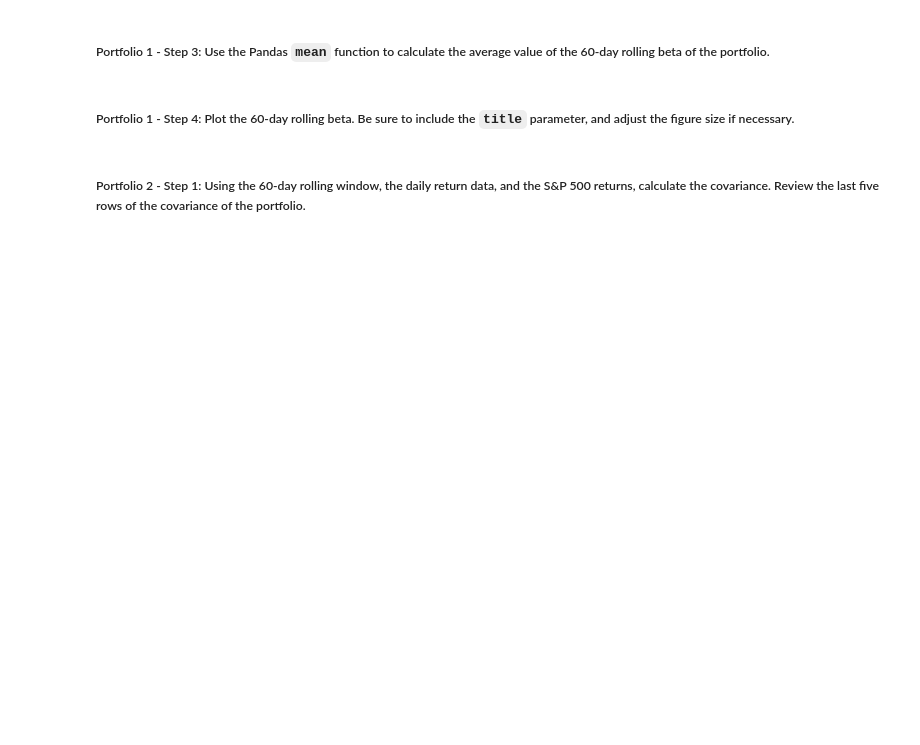
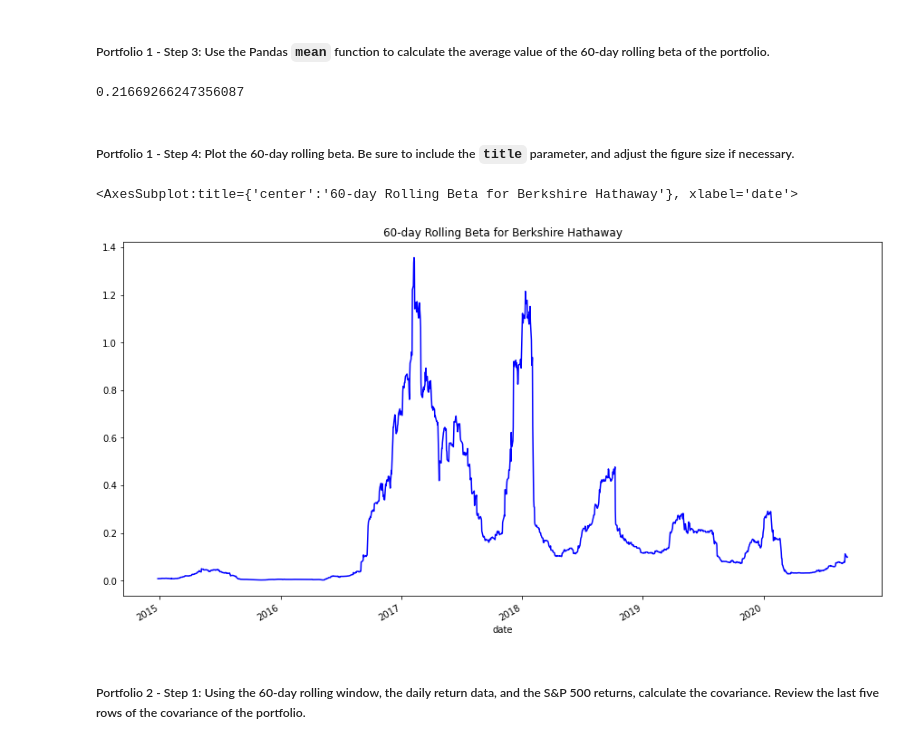
Before and after one commit to justcb/risk_return_analysis, a Jupyter notebook: risk_return_analysis.ipynb, the cells around one changed output. Saved outputs shown, nothing was run; the diff lists cells and outputs as text; code cells hidden in the pictures; blank space fills up the shorter version.

Commit message:
Standard Deviations and Beta Calculations added.  Analysis added.

```diff
--- a/risk_return_analysis.ipynb
+++ b/risk_return_analysis.ipynb
@@ -358,4 +380,6 @@ Your analysis is nearing completion. Now, you need to evaluate how the portfolio
 #### Use the Pandas `var` function to calculate the variance of the S&P 500 by using a 60-day rolling window. Visualize the last five rows of the variance of the S&P 500.
 # %%
 # Calculate the variance of the S&P 500 using a rolling 60-day window.
-# YOUR CODE HERE
+sp500_variance_60day = whale_navs_df.loc[:,"S&P 500"].rolling(window=60).var()
+
+display(sp500_variance_60day.tail())
@@ -374,4 +406,8 @@ Your analysis is nearing completion. Now, you need to evaluate how the portfolio
 # %%
 # Calculate the covariance using a 60-day rolling window
 # Review the last five rows of the covariance data
-# YOUR CODE HERE
+
+covariance_berkshire = whale_navs_df['BERKSHIRE HATHAWAY INC'].rolling(window=60).var().dropna()
+
+
+covariance_berkshire.tail()
@@ -380,4 +424,6 @@ Your analysis is nearing completion. Now, you need to evaluate how the portfolio
 # %%
 # Calculate the beta based on the 60-day rolling covariance compared to the market (S&P 500)
 # Review the last five rows of the beta information
-# YOUR CODE HERE
+berkshire_beta = covariance_berkshire / sp500_variance_60day
+
+berkshire_beta.tail()
@@ -386,12 +440,21 @@ Your analysis is nearing completion. Now, you need to evaluate how the portfolio
 # %%
 # Calculate the average of the 60-day rolling beta
 # YOUR CODE HERE
+berkshire_60day_rolling_beta = berkshire_beta.mean()
+
+berkshire_60day_rolling_beta
+# %% [output]
+0.21669266247356087
 # %% [markdown]
 ##### Portfolio 1 - Step 4: Plot the 60-day rolling beta. Be sure to include the `title` parameter, and adjust the figure size if necessary.
 # %%
 # Plot the rolling beta
 # Include a title parameter and adjust the figure size
-# YOUR CODE HERE
+
+berkshire_beta.plot(figsize=(15, 8), title="60-day Rolling Beta for Berkshire Hathaway", color="blue")
+# %% [output]
+<AxesSubplot:title={'center':'60-day Rolling Beta for Berkshire Hathaway'}, xlabel='date'>
+[figure, added]
 # %% [markdown]
 ##### Portfolio 2 - Step 1: Using the 60-day rolling window, the daily return data, and the S&P 500 returns, calculate the covariance. Review the last five rows of the covariance of the portfolio.
 # %%
```
Also changed, not shown: parts of 14 cells of this notebook, 13 other files.
